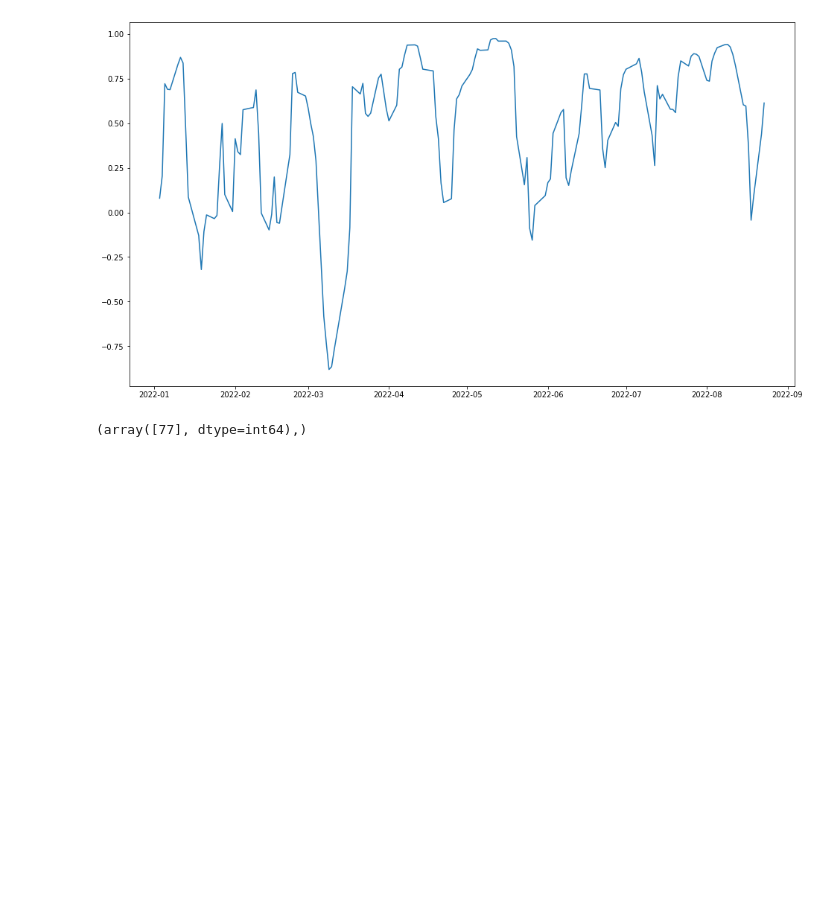
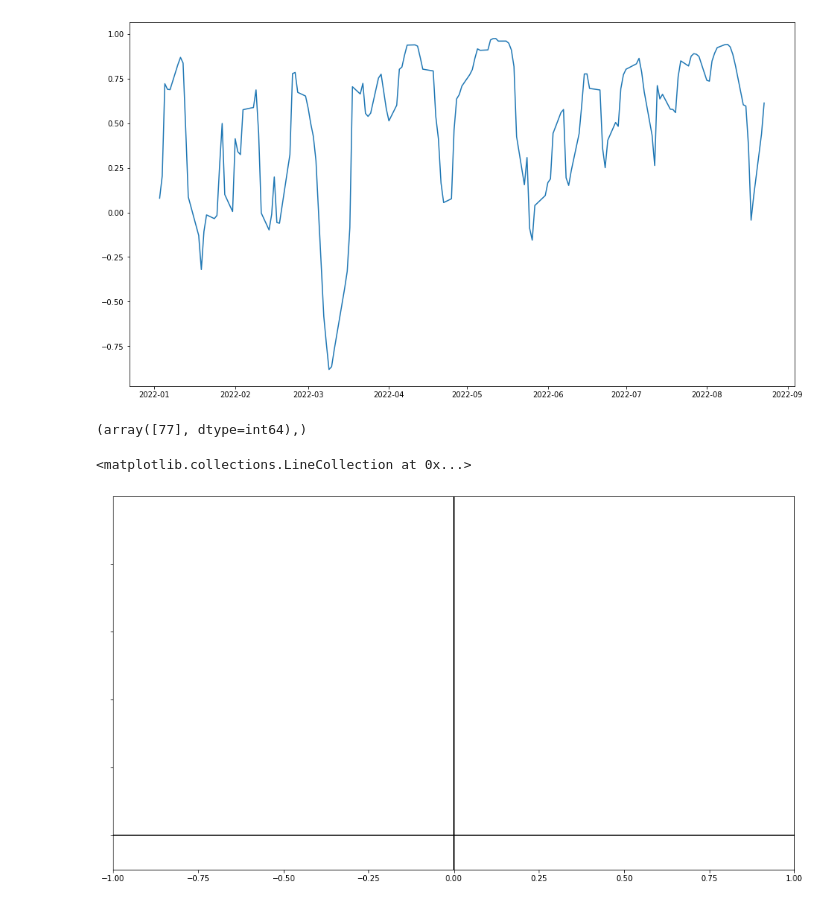
Before and after one commit to kirpi-1/stocks, a Jupyter notebook: notes.ipynb, the cells around one changed output. Saved outputs shown, nothing was run; the diff lists cells and outputs as text; code cells hidden in the pictures; blank space fills up the shorter version.

```diff
--- a/notes.ipynb
+++ b/notes.ipynb
@@ -212,3 +277,14 @@ plt.plot(data['BBBY'])
 np.where(out.index=='BB')
 # %% [output]
 (array([77], dtype=int64),)
+# %%
+figure = plt.figure(figsize=(16,9))
+plt.yticks(ticks=np.arange(0,1,.2), labels=[])
+#plt.yticks([])
+plt.ylim([-.1, 1])
+plt.xlim([-1.0, 1.0])
+plt.hlines(0,-1,1,color='black')
+plt.vlines(0,-.1,1,color='black')
+# %% [output]
+<matplotlib.collections.LineCollection at 0x...>
+[figure, added]
```
Also changed, not shown: parts of 5 cells of this notebook, 3 other files.
